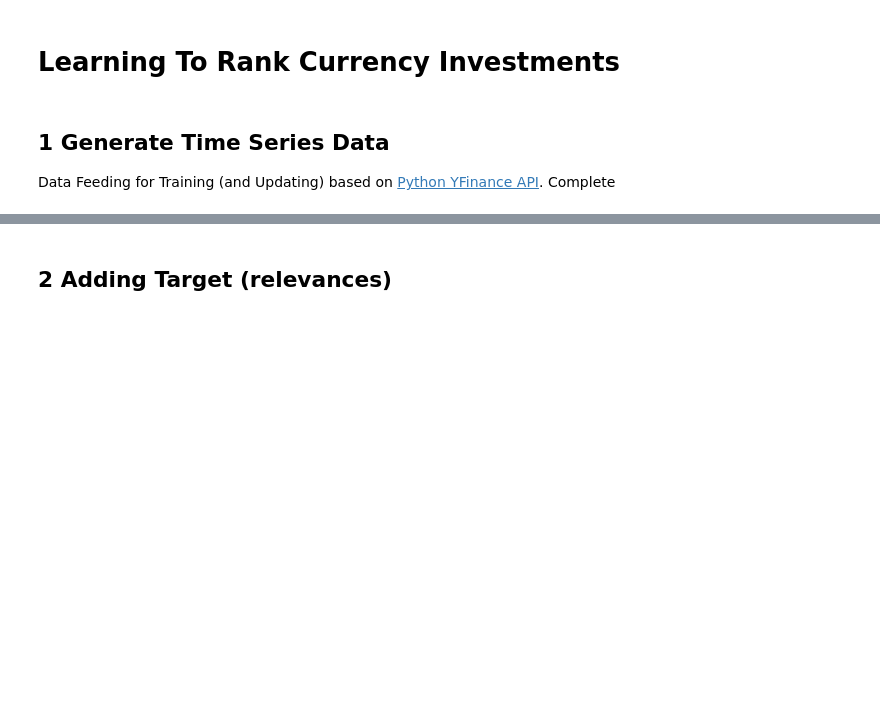
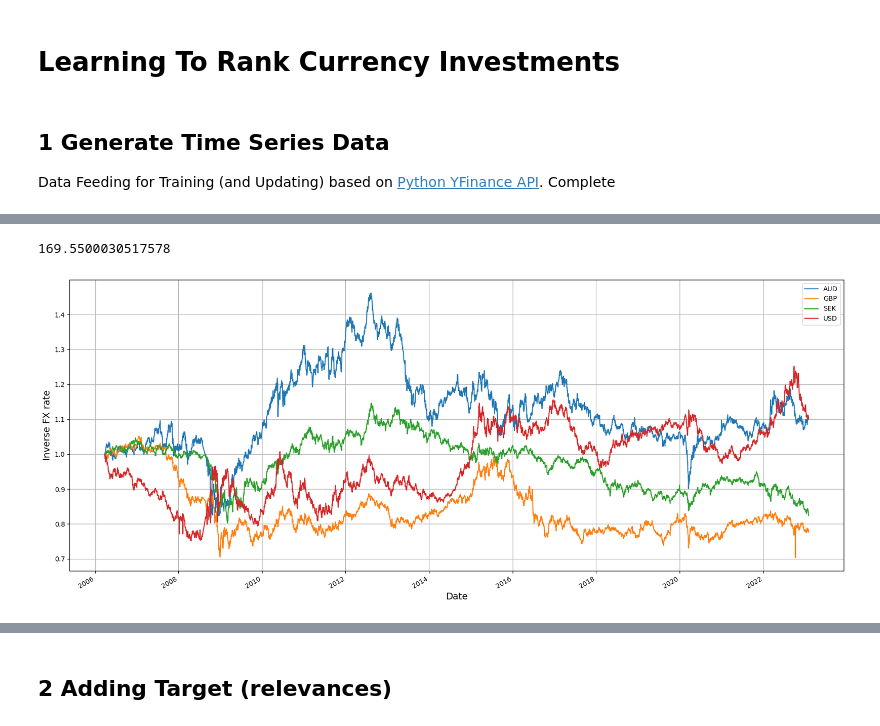
Before and after one commit to falken1983/fx_letor, a Jupyter notebook: generate_fx_data.ipynb, the cells around one changed output, grey strips where cells are left out. Saved outputs shown, nothing was run; the diff lists cells and outputs as text; code cells hidden in the pictures; blank space fills up the shorter version.

```diff
--- a/generate_fx_data.ipynb
+++ b/generate_fx_data.ipynb
@@ -129,0 +39,4 @@ inverse_fx_data.to_csv(PATH + "fx_data/inverse_FX_rates.csv")
+# %%
+data = yf.download(
+    config()["ticker"]
+)["Close"]
@@ -129,0 +82,3 @@ inverse_fx_data.to_csv(PATH + "fx_data/inverse_FX_rates.csv")
+# %%
+data.columns = [ticker.replace("EUR","").replace("=X","") for ticker in data.columns.tolist()]
+data.head()
@@ -129,0 +94,2 @@ inverse_fx_data.to_csv(PATH + "fx_data/inverse_FX_rates.csv")
+# %%
+inverse_data = 1/data
@@ -129,0 +195,23 @@ inverse_fx_data.to_csv(PATH + "fx_data/inverse_FX_rates.csv")
+# %%
+# The Maximum Quote of Japanes Yen through
+1/inverse_data.describe().loc["min",:].loc["JPY"]
+# %% [output]
+169.5500030517578
+# %%
+def norm_px_tsplot(fx_data, currencies=["USD","CNY"], **kwargs):
+    (fx_data/fx_data.iloc[0])[currencies].plot(
+        figsize=(21,9),
+    );
+    ax = plt.gca()
+
+    ax.set_ylabel("Inverse FX rate")
+    ax.title.set_fontsize(14)
+    ax.yaxis.label.set_fontsize(14)
+    ax.xaxis.label.set_fontsize(14)
+    ax.grid()
+# %%
+# Plotting Normalized Prices as an Example
+symbols = ["AUD","GBP","SEK","USD"]
+norm_px_tsplot(inverse_data, symbols)
+# %% [output]
+[figure, added]
```
Also changed, not shown: parts of 44 cells of this notebook.
